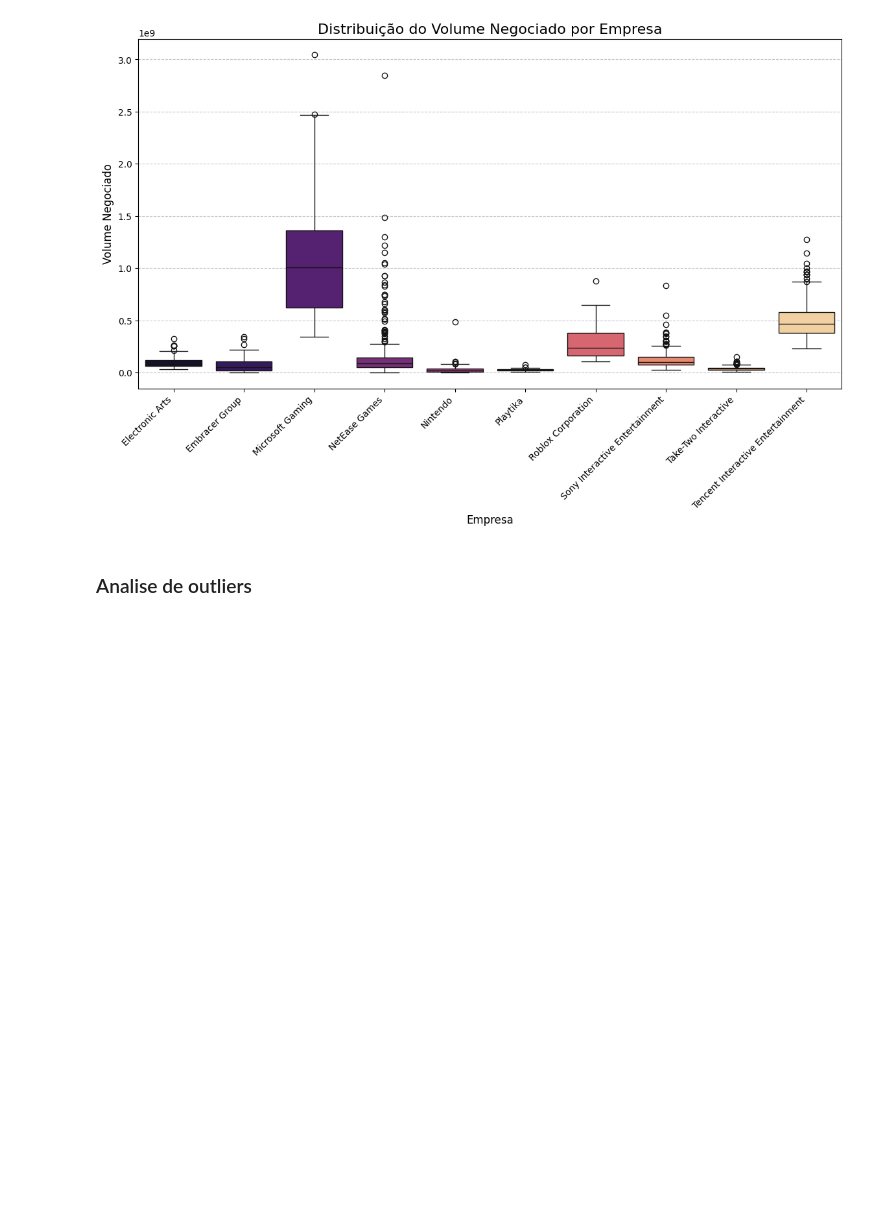
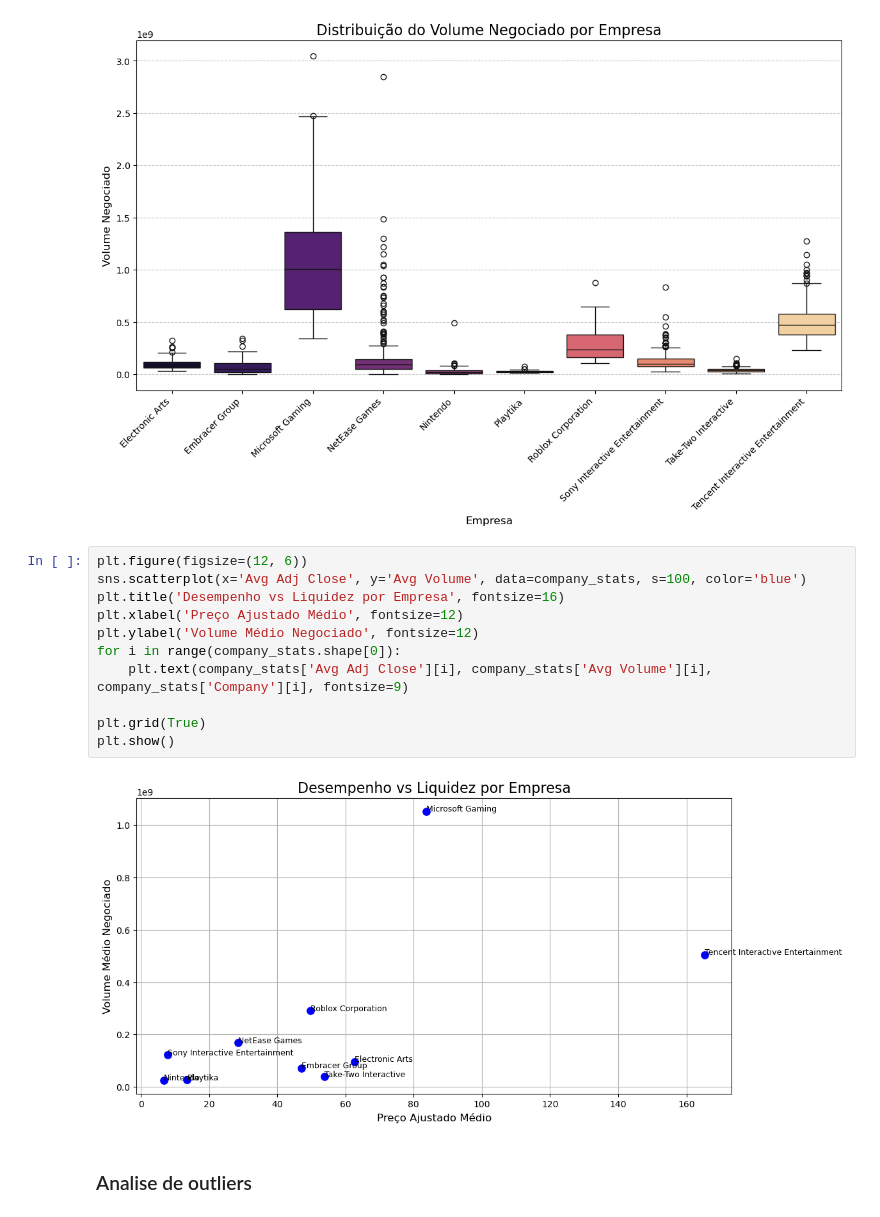
Before and after one commit to MarcosFN2014/Projeto-DS, a Jupyter notebook: Nao_Supervisionado/analise_n_superv.ipynb, the cells around one changed output. Saved outputs shown, nothing was run; the diff lists cells and outputs as text; blank space fills up the shorter version.

```diff
--- a/Nao_Supervisionado/analise_n_superv.ipynb
+++ b/Nao_Supervisionado/analise_n_superv.ipynb
@@ -263,6 +274,19 @@ plt.show()
 # %% [output]
 [figure]
 [figure]
+# %%
+plt.figure(figsize=(12, 6))
+sns.scatterplot(x='Avg Adj Close', y='Avg Volume', data=company_stats, s=100, color='blue')
+plt.title('Desempenho vs Liquidez por Empresa', fontsize=16)
+plt.xlabel('Preço Ajustado Médio', fontsize=12)
+plt.ylabel('Volume Médio Negociado', fontsize=12)
+for i in range(company_stats.shape[0]):
+    plt.text(company_stats['Avg Adj Close'][i], company_stats['Avg Volume'][i], company_stats['Company'][i], fontsize=9)
+
+plt.grid(True)
+plt.show()
+# %% [output]
+[figure, added]
 # %% [markdown]
 ### Analise de outliers
 # %% [markdown]
```
Also changed, not shown: parts of 18 cells of this notebook.
